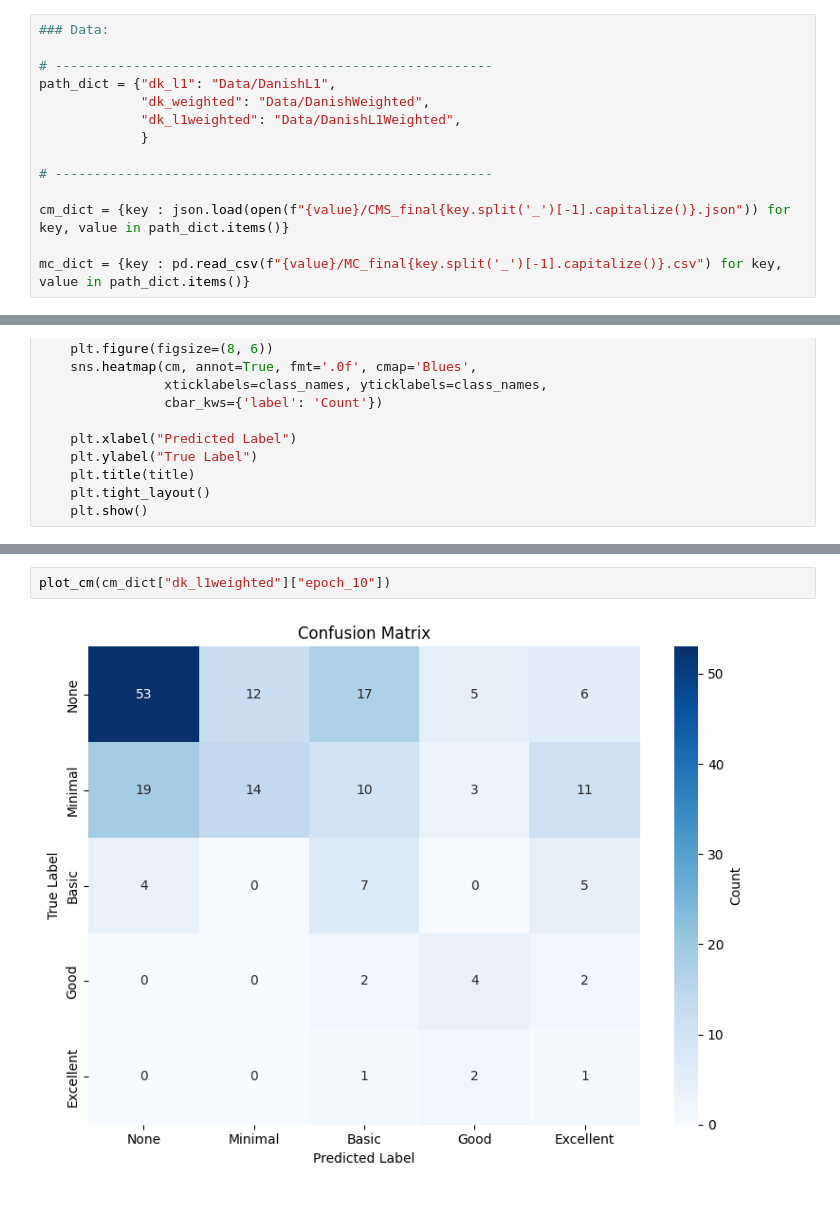
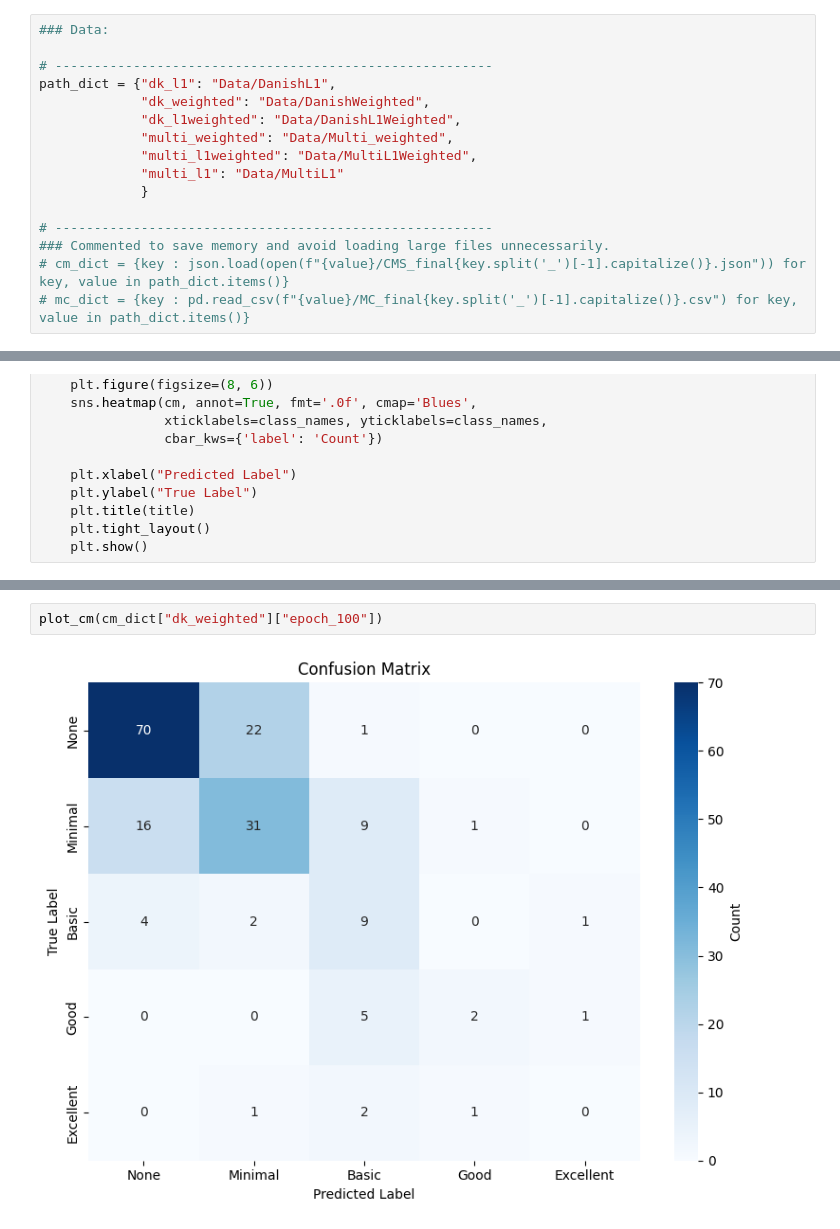
Before and after one commit to Shadoughcake/Enhancing-Multilingual-AI-Analyzing-and-Modeling-Educational-Content-with-the-FineWeb-C, a Jupyter notebook: RESULTS.ipynb, the cells around one changed output, grey strips where cells are left out. Drawn from its saved outputs; the diff is of its cells as text.

```diff
--- a/RESULTS.ipynb
+++ b/RESULTS.ipynb
@@ -11,10 +12,12 @@ import seaborn as sns
 path_dict = {"dk_l1": "Data/DanishL1",
              "dk_weighted": "Data/DanishWeighted",
              "dk_l1weighted": "Data/DanishL1Weighted",
+             "multi_weighted": "Data/Multi_weighted",
+             "multi_l1weighted": "Data/MultiL1Weighted",
+             "multi_l1": "Data/MultiL1"
              }
 
 # --------------------------------------------------------
-
-cm_dict = {key : json.load(open(f"{value}/CMS_final{key.split('_')[-1].capitalize()}.json")) for key, value in path_dict.items()}
-
-mc_dict = {key : pd.read_csv(f"{value}/MC_final{key.split('_')[-1].capitalize()}.csv") for key, value in path_dict.items()}
+### Commented to save memory and avoid loading large files unnecessarily.
+# cm_dict = {key : json.load(open(f"{value}/CMS_final{key.split('_')[-1].capitalize()}.json")) for key, value in path_dict.items()}
+# mc_dict = {key : pd.read_csv(f"{value}/MC_final{key.split('_')[-1].capitalize()}.csv") for key, value in path_dict.items()}
@@ -88,6 +128,6 @@ def cm_metrics(cm):
 
     return class_metrics
 # %%
-plot_cm(cm_dict["dk_l1weighted"]["epoch_10"])
+plot_cm(cm_dict["dk_weighted"]["epoch_100"])
 # %% [output]
-[figure, old version]
+[figure, new version]
```
Also changed, not shown: parts of 13 cells of this notebook, 13 other files.
